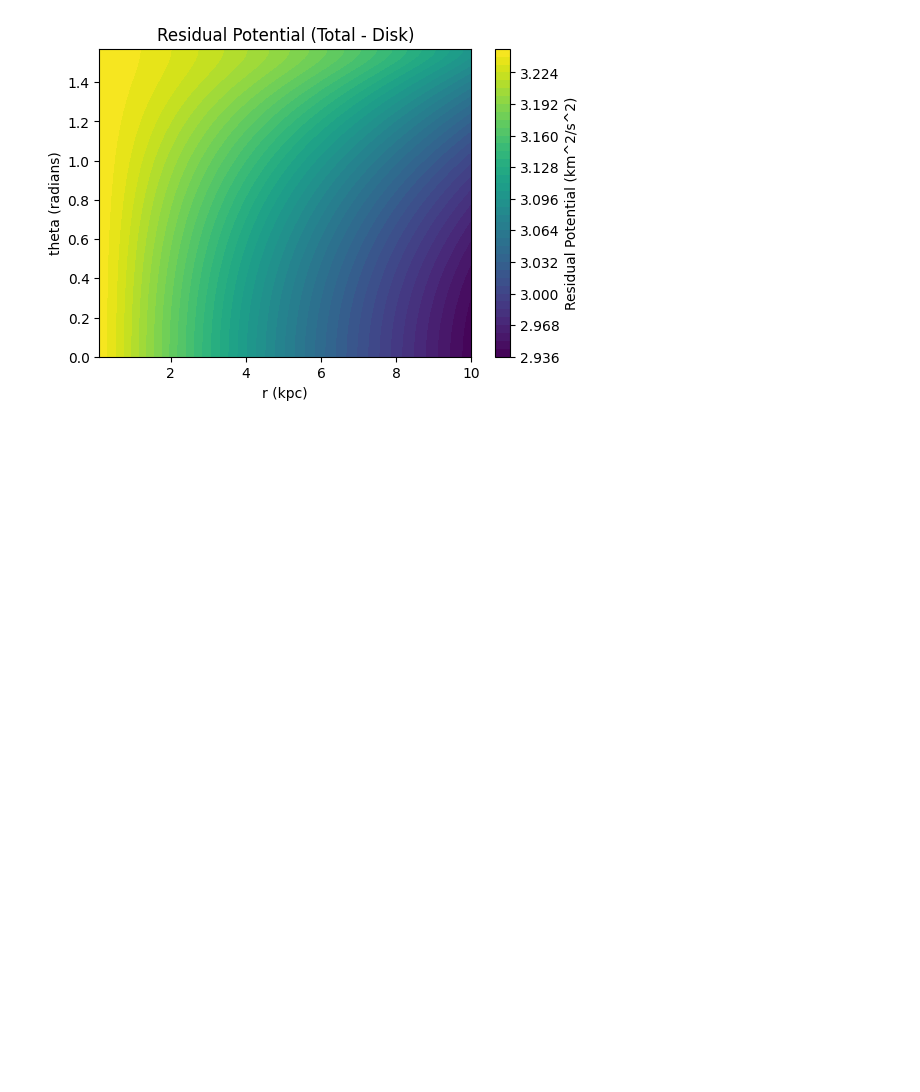
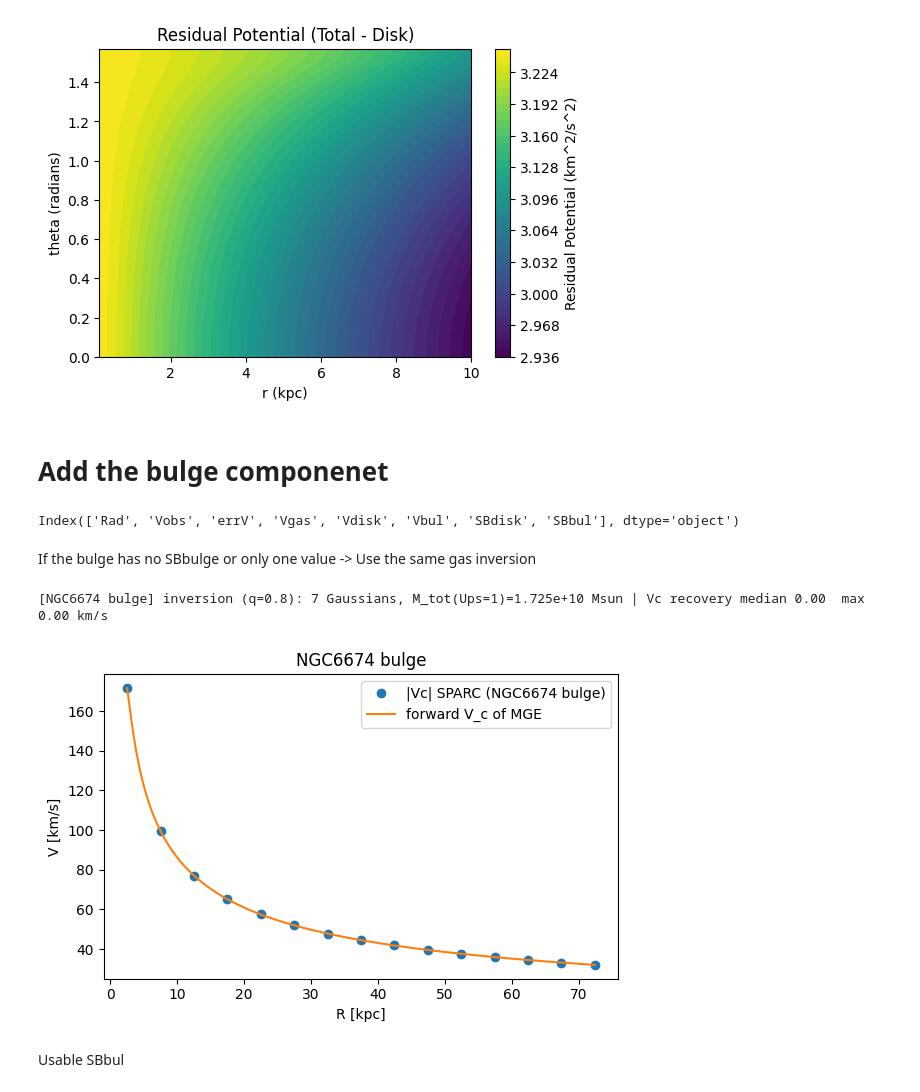
Before and after one commit to AdamSmithOrlik/sidm-rotation-curves-SPARC, a Jupyter notebook: development/surface-brightness-dev.ipynb, the cells around one changed output. Drawn from its saved outputs; the diff is of its cells as text; code cells hidden in the pictures; blank space fills up the shorter version.

```diff
--- a/development/surface-brightness-dev.ipynb
+++ b/development/surface-brightness-dev.ipynb
@@ -497,3 +497,14 @@ plt.title(f'Residual Potential (Total - Disk)')
 plt.show()
 # %% [output]
 [figure]
+# %% [markdown]
+# Add the bulge componenet
+# %%
+df, _, _ = get_rc_data("NGC6674")
+# df
+# %%
+df.columns
+# %% [output]
+Index(['Rad', 'Vobs', 'errV', 'Vgas', 'Vdisk', 'Vbul', 'SBdisk', 'SBbul'], dtype='object')
+# %% [markdown]
+If the bulge has no SBbulge or only one value -> Use the same gas inversion
@@ -499,0 +556,7 @@ plt.show()
+# %%
+bulge = invert_vcirc_to_mge(df["Rad"], df["Vbul"], q=0.8, sig_min=0.5, signed=False, name="NGC6674 bulge", plot=True)
+# %% [output]
+[NGC6674 bulge] inversion (q=0.8): 7 Gaussians, M_tot(Ups=1)=1.725e+10 Msun | Vc recovery median 0.00  max 0.00 km/s
+[figure, added]
+# %% [markdown]
+Usable SBbul
```
Also changed, not shown: parts of 8 cells of this notebook, 1 other file.
